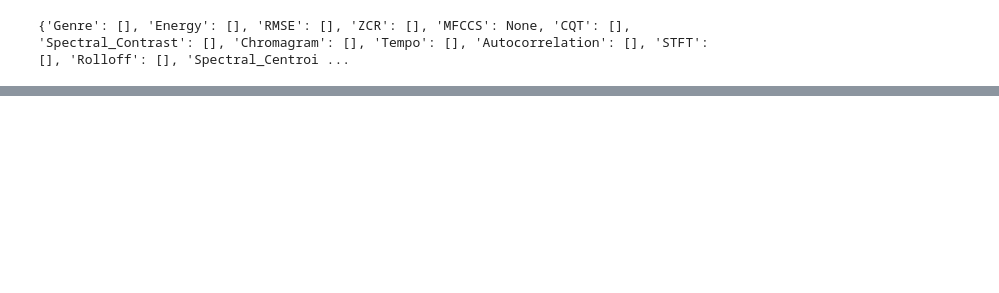
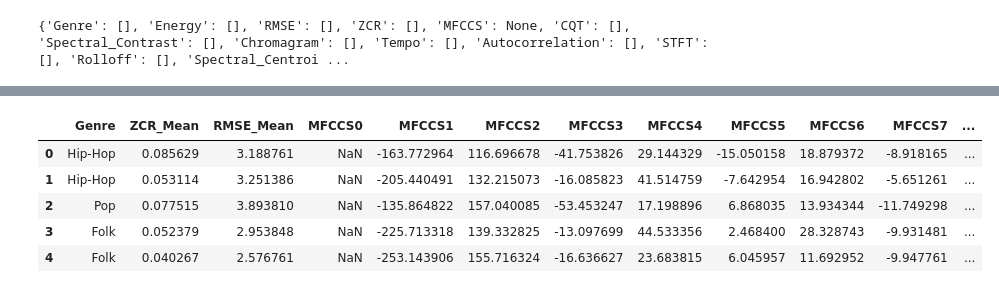
Before and after one commit to acarrill/TFGNotebooks, a Jupyter notebook: DataFramesGenerator.ipynb, the cells around one changed output, grey strips where cells are left out. Cells and saved outputs as stored; diff of their text form; code cells hidden in the pictures; blank space fills up the shorter version.

```diff
--- a/DataFramesGenerator.ipynb
+++ b/DataFramesGenerator.ipynb
@@ -457,8 +457,8 @@ class MusicFeaturesDictCreator:
             if 'ZCR' in self.features_dictionary:
                 dict_one['ZCR'].append(dict_two['ZCR'][i])
 
-#             if 'MFCCS' in self.features_dictionary:
-#                 dict_one['MFCCS'].append(dict_two['MFCCS'][i])
+            if 'MFCCS' in self.features_dictionary:
+                dict_one['MFCCS'].append(dict_two['MFCCS'][i])
 
             if 'CQT' in self.features_dictionary:
                 dict_one['CQT'].append(dict_two['CQT'][i])
@@ -651,3 +635,93 @@ print('impresito')
 print(feature_dict_creator.features_dictionary)
 # %% [output]
 {'Genre': [], 'Energy': [], 'RMSE': [], 'ZCR': [], 'MFCCS': None, 'CQT': [], 'Spectral_Contrast': [], 'Chromagram': [], 'Tempo': [], 'Autocorrelation': [], 'STFT': [], 'Rolloff': [], 'Spectral_Centroi ...
+# %%
+from Datasets.fma.fma import utils
+tracks = utils.load('Datasets/fma/fma/data/fma_metadata/tracks.csv')
+features = utils.load('Datasets/fma/fma/data/fma_metadata/features.csv')
+# %%
+# FMA dataframe extractor
+
+fma_features_dictionary = {
+    'Genre': [],
+    'Energy_Mean': [],
+    'RMSE_Mean': [],
+    'ZCR_Mean': [],
+    'MFCCS': 13,
+    'CQT_Mean': [],
+    'Spectral_Contrast_Mean': [],
+    'Chromagram_Mean':[],
+    'Tempo_Mean':[],
+    'Autocorrelation_Mean':[],
+    'STFT_Mean':[],
+    'Rolloff_Mean':[],
+    'Spectral_Centroid_Mean':[],
+}
+
+fma_features_dictionary = {
+    'Genre': [],
+    'ZCR_Mean': [],
+    'RMSE_Mean': [],
+}
+
+# FMA feature extraction
+
+small = tracks['set', 'subset'] <= 'small'
+
+# instrumental = tracks['track', 'genre_top'] == 'Instrumental'
+# rock = tracks['track', 'genre_top'] == 'Rock'
+# classical = tracks['track', 'genre_top'] == 'classical'
+# country = tracks['track', 'genre_top'] == 'country'
+
+def fma_mfccs_means_to_my_dict_converter(features_dict, mfccs_means):
+    number_mfccs = 13
+    for i in range(1, number_mfccs):
+        features_dict['MFCCS'+str(i)] = []
+
+    for j in range(1, number_mfccs):
+        if j < 10:
+            features_dict['MFCCS'+str(j)] = mfccs_means['0'+str(j)].to_list()
+        else:
+            features_dict['MFCCS'+str(j)] = mfccs_means[str(j)].to_list()
+    return features_dict
+
+mfccs_means  = features.loc[small, 'mfcc']['mean']
+fma_mfccs_means_to_my_dict_converter(fma_features_dictionary, mfccs_means)
+
+zcr_means  = features.loc[small, 'zcr']['mean']['01'].to_list()
+fma_features_dictionary['ZCR_Mean'] = zcr_means
+
+rmse_means  = features.loc[small, 'rmse']['mean']['01'].to_list()
+fma_features_dictionary['RMSE_Mean'] = rmse_means
+
+genres = tracks.loc[small, ('track', 'genre_top')].to_list()
+fma_features_dictionary['Genre'] = genres
+
+tags_dataframe_columns = ['Genre', 'ZCR_Mean', 'RMSE_Mean']
+
+def simple_df_creator(fma_features_dictionary, tags_dataframe_columns):
+    tags_dataframe_columns = MusicFeaturesDictCreator.concatenate_mfccs_tags(tags_dataframe_columns)
+
+    print(tags_dataframe_columns)
+
+    df = pd.DataFrame(fma_features_dictionary, columns = tags_dataframe_columns)
+
+    return df
+
+df = simple_df_creator(fma_features_dictionary, tags_dataframe_columns)
+
+df.to_csv('rmse.csv')
+
+df.head(5)
+
+# genres = utils.load('Datasets/fma/fma/data/fma_metadata/genres.csv')
+# print('{} top-level genres'.format(len(genres['top_level'].unique())))
+# genres.loc[genres['top_level'].unique()].sort_values('#tracks', ascending=False)
+
+# train = tracks['set', 'split'] == 'training'
+# val = tracks['set', 'split'] == 'validation'
+# test = tracks['set', 'split'] == 'test'
+
+# X_train = features.loc[small & train, 'zcr']
+# Y_train = tracks.loc[small & train, ('track', 'genre_top')]
+# %% [output]
@@ -653,0 +729,6 @@ print(feature_dict_creator.features_dictionary)
+|  | Genre | ZCR_Mean | RMSE_Mean | MFCCS0 | MFCCS1 | MFCCS2 | MFCCS3 | MFCCS4 | MFCCS5 | MFCCS6 | MFCCS7 | ... |
+| 0 | Hip-Hop | 0.085629 | 3.188761 | NaN | -163.772964 | 116.696678 | -41.753826 | 29.144329 | -15.050158 | 18.879372 | -8.918165 | ... |
+| 1 | Hip-Hop | 0.053114 | 3.251386 | NaN | -205.440491 | 132.215073 | -16.085823 | 41.514759 | -7.642954 | 16.942802 | -5.651261 | ... |
+| 2 | Pop | 0.077515 | 3.893810 | NaN | -135.864822 | 157.040085 | -53.453247 | 17.198896 | 6.868035 | 13.934344 | -11.749298 | ... |
+| 3 | Folk | 0.052379 | 2.953848 | NaN | -225.713318 | 139.332825 | -13.097699 | 44.533356 | 2.468400 | 28.328743 | -9.931481 | ... |
+| 4 | Folk | 0.040267 | 2.576761 | NaN | -253.143906 | 155.716324 | -16.636627 | 23.683815 | 6.045957 | 11.692952 | -9.947761 | ... |
```
Also changed, not shown: parts of 2 cells of this notebook, 4 other files.
